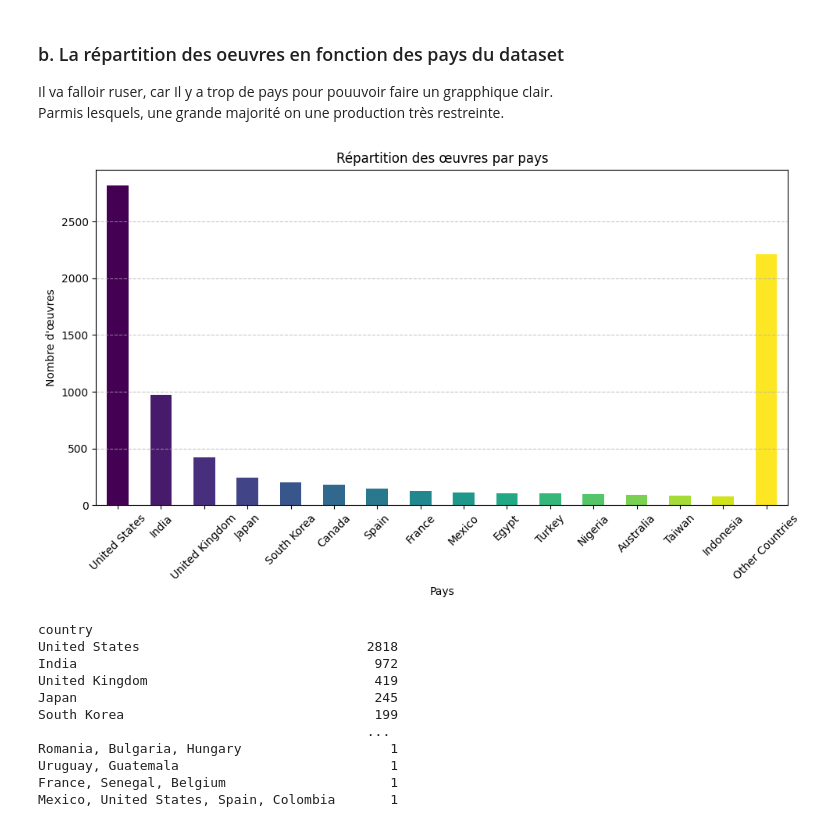
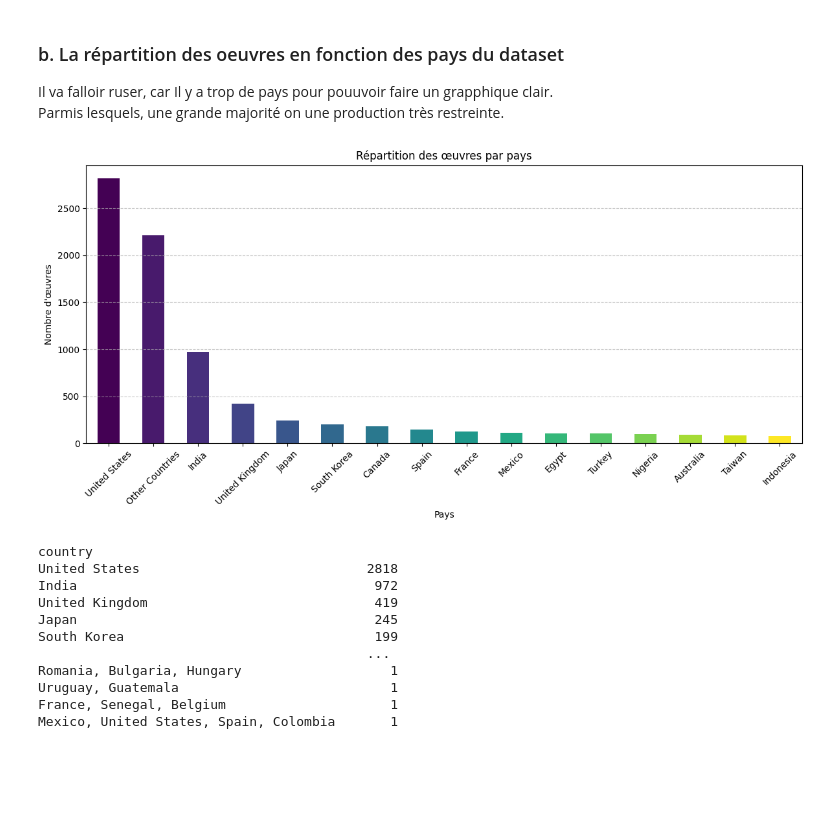
Before and after one commit to ines-lorquet/netflix-insights, a Jupyter notebook: Netflix Data Analysis.ipynb, the cells around one changed output. Drawn from its saved outputs; the diff is of its cells as text; code cells hidden in the pictures; blank space fills up the shorter version.

```diff
--- a/Netflix Data Analysis.ipynb
+++ b/Netflix Data Analysis.ipynb
@@ -524,33 +512,37 @@ plt.show()
 Il va falloir ruser, car Il y a trop de pays pour pouuvoir faire un grapphique clair.<br>Parmis lesquels, une grande majorité on une production très restreinte.
 # %%
 import numpy as np
+import matplotlib.pyplot as plt
+
 
 # Les 15 premiers pays avec le plus grand nombre d'œuvres
 top_countries = df['country'].value_counts().head(15)
 
 # Calculer la somme des œuvres des autres pays
 other_countries = df['country'].value_counts().tail(-15)
 other_countries_sum = other_countries.sum()
 
 # Créer une série contenant les 20 premiers pays et la somme des autres pays
 all_countries = pd.concat([top_countries, pd.Series(other_countries_sum, index=['Other Countries'])])
+all_countries_sorted = all_countries.sort_values(ascending=False)
+
 
 # Créer la colormap Viridis
 cmap = plt.get_cmap('viridis')
-colors = cmap(np.linspace(0, 1, len(all_countries)))
+colors = cmap(np.linspace(0, 1, len(all_countries_sorted)))
 
 # Graphique à barres
-plt.figure(figsize=(10, 6))
-all_countries.plot(kind='bar', color=colors)
+plt.figure(figsize=(12, 6))
+all_countries_sorted.plot(kind='bar', color=colors)
 plt.title("Répartition des œuvres par pays")
 plt.xlabel("Pays")
 plt.ylabel("Nombre d'œuvres")
 plt.xticks(rotation=45)  # Rotation des étiquettes de l'axe des x pour une meilleure lisibilité
 plt.grid(axis='y', linestyle='--', alpha=0.7)
 plt.tight_layout()
 plt.show()
 # %% [output]
-[figure, old version]
+[figure, new version]
 # %%
 # Compter le nombre d'œuvres de chaque type
 country_counts = df['country'].value_counts()
```
Also changed, not shown: parts of 3 cells of this notebook.
